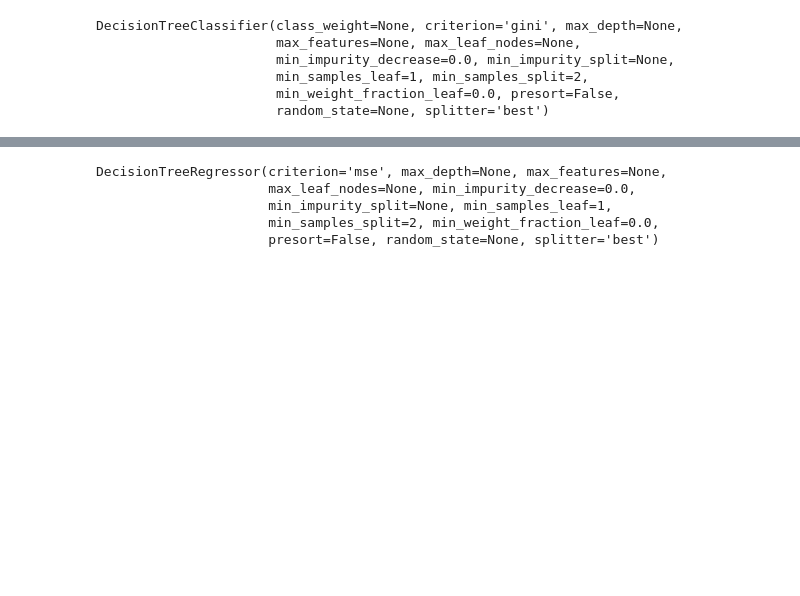
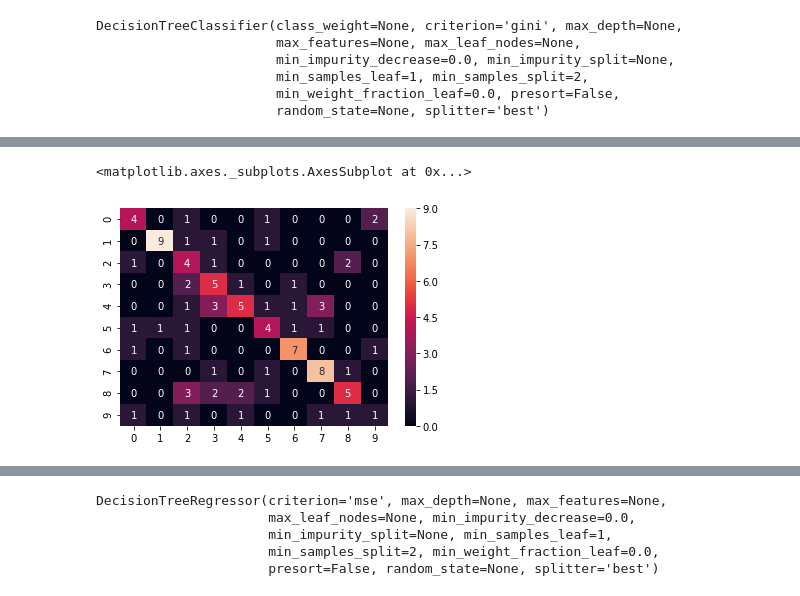
Before and after one commit to DylanCarey94/FYP-Music-Feature-Extraction-Music-Classification-Machine-Learning-Techniques, a Jupyter notebook: Decision Tree Analysis.ipynb, the cells around one changed output, grey strips where cells are left out. Drawn from its saved outputs; the diff is of its cells as text; code cells hidden in the pictures; blank space fills up the shorter version.

```diff
--- a/Decision Tree Analysis.ipynb
+++ b/Decision Tree Analysis.ipynb
@@ -66,3 +66,11 @@ weighted avg       0.58      0.58      0.57       100
+# %%
+#https://medium.com/@dtuk81/confusion-matrix-visualization-fc31e3f30fea
+import seaborn as sns
+sns.heatmap(confusion_matrix(Y_test, Y_pred), annot=True)
+#https://stackoverflow.com/questions/28200786/how-to-plot-scikit-learn-classification-report
+# %% [output]
+<matplotlib.axes._subplots.AxesSubplot at 0x...>
+[figure, added]
 # %%
 #Decision Tree Analysis for Regression
 dataset2 = pd.read_csv("data_test_two.csv")
```
Also changed, not shown: parts of 4 cells of this notebook, 1 other file.
